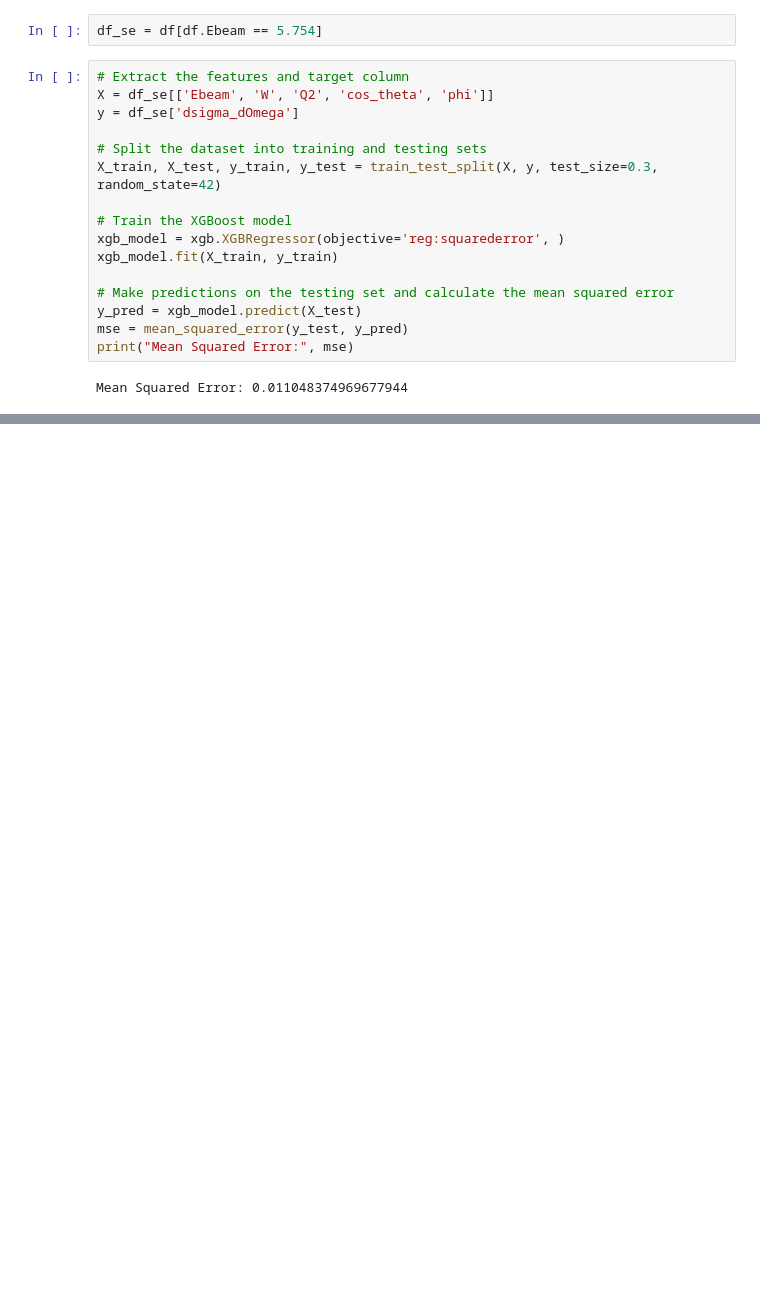
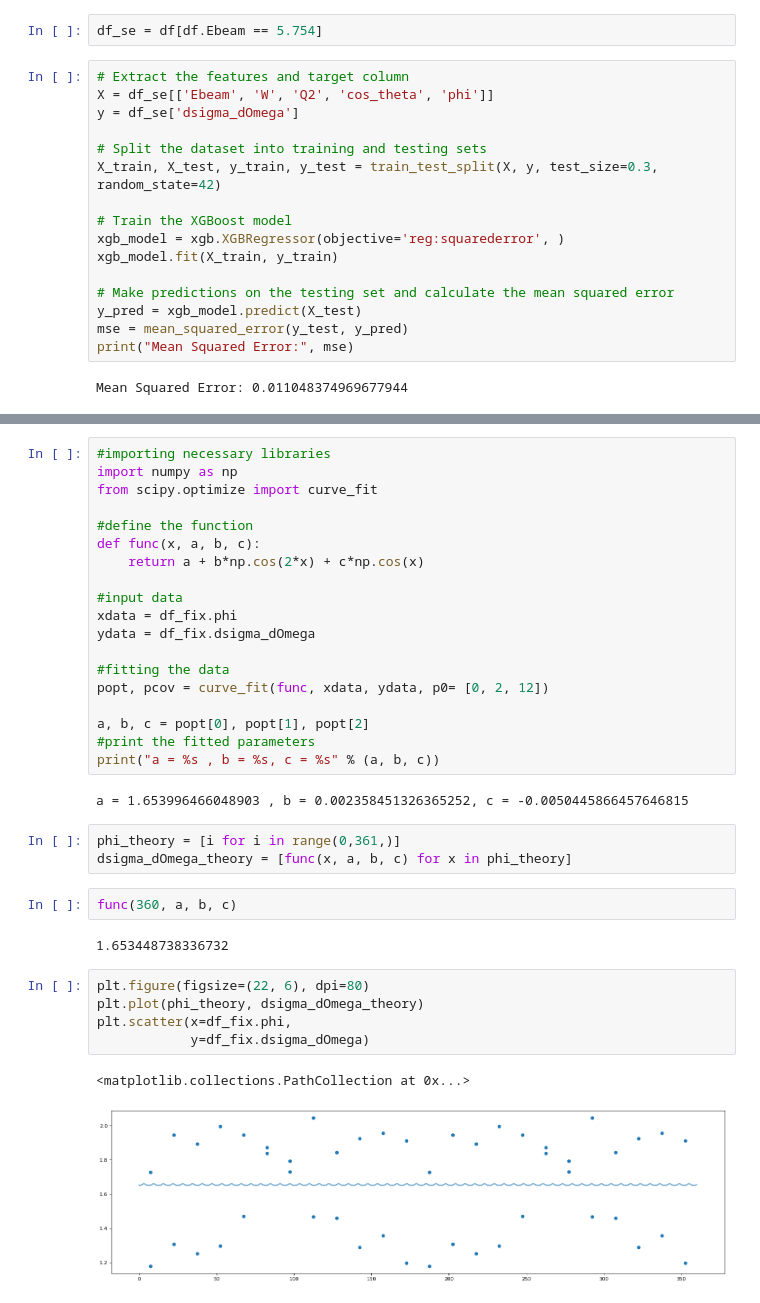
Before and after one commit to a-golda/MSU_interpol, a Jupyter notebook: XGB_for_crossection.ipynb, the cells around one changed output, grey strips where cells are left out. Drawn from its saved outputs; the diff is of its cells as text; blank space fills up the shorter version.

```diff
--- a/XGB_for_crossection.ipynb
+++ b/XGB_for_crossection.ipynb
@@ -62,0 +86,36 @@ plt.scatter(x=df_fix.phi,
+# %%
+#importing necessary libraries
+import numpy as np
+from scipy.optimize import curve_fit
+
+#define the function
+def func(x, a, b, c):
+    return a + b*np.cos(2*x) + c*np.cos(x)
+
+#input data
+xdata = df_fix.phi
+ydata = df_fix.dsigma_dOmega
+
+#fitting the data
+popt, pcov = curve_fit(func, xdata, ydata, p0= [0, 2, 12])
+
+a, b, c = popt[0], popt[1], popt[2]
+#print the fitted parameters
+print("a = %s , b = %s, c = %s" % (a, b, c))
+# %% [output]
+a = 1.653996466048903 , b = 0.002358451326365252, c = -0.0050445866457646815
+# %%
+phi_theory = [i for i in range(0,361,)]
+dsigma_dOmega_theory = [func(x, a, b, c) for x in phi_theory]
+# %%
+func(360, a, b, c)
+# %% [output]
+1.653448738336732
+# %%
+plt.figure(figsize=(22, 6), dpi=80)
+plt.plot(phi_theory, dsigma_dOmega_theory)
+plt.scatter(x=df_fix.phi,
+            y=df_fix.dsigma_dOmega)
+# %% [output]
+<matplotlib.collections.PathCollection at 0x...>
+[figure, added]
```
Also changed, not shown: parts of 10 cells of this notebook.
